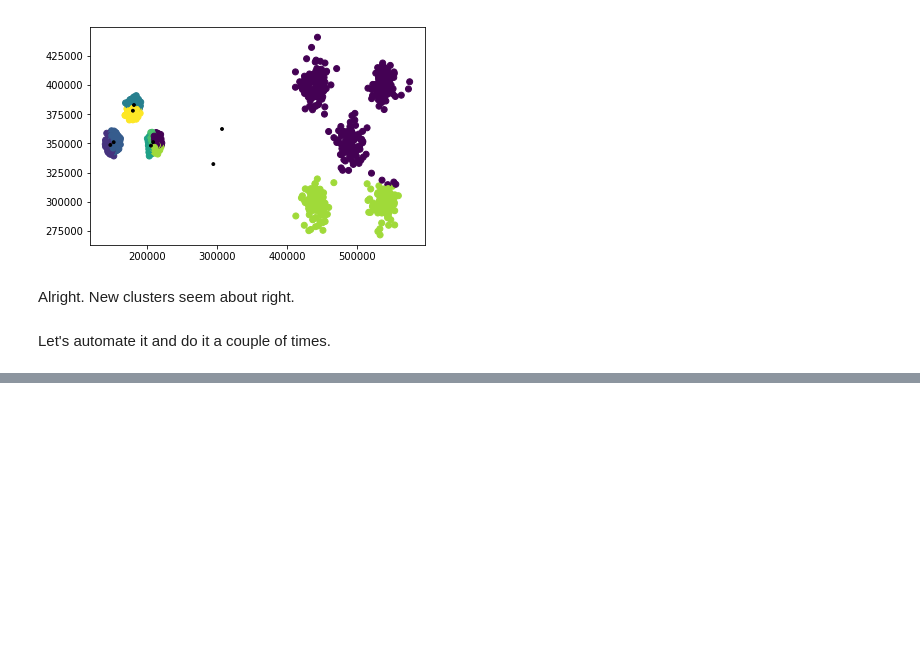
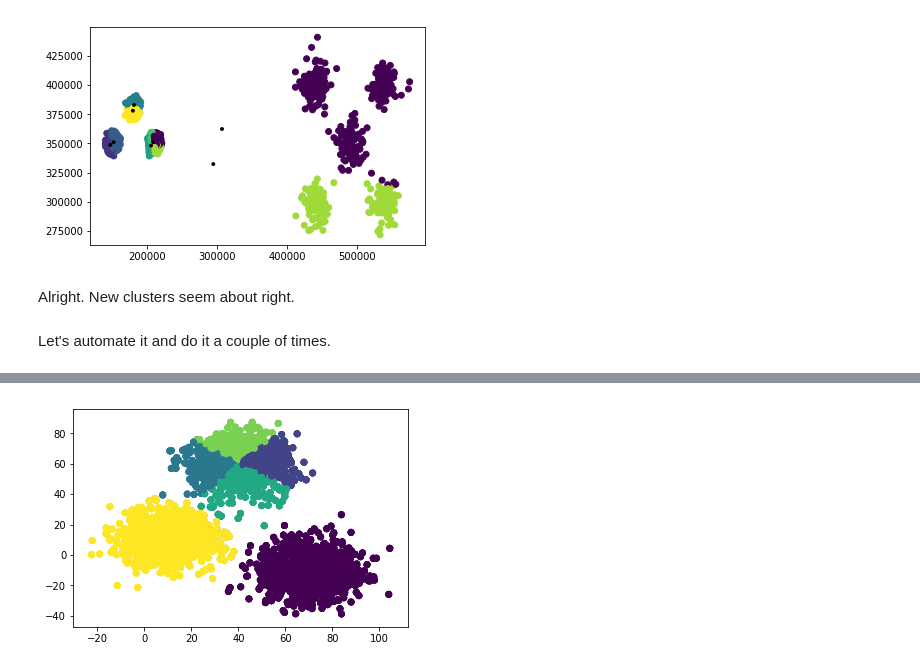
Before and after one commit to KristiyanVachev/AI-FMI, a Jupyter notebook: 09. KMeans/K-Means.ipynb, the cells around one changed output, grey strips where cells are left out. Saved outputs shown, nothing was run; the diff lists cells and outputs as text; code cells hidden in the pictures; blank space fills up the shorter version.

```diff
--- a/09. KMeans/K-Means.ipynb
+++ b/09. KMeans/K-Means.ipynb
@@ -339,0 +359,4 @@ kMeans.Run(df, 8, 5, True)
+# %%
+kMeans.Run(kaggleDf, 6, 5, True)
+# %% [output]
+[figure, added]
```
Also changed, not shown: parts of 5 cells of this notebook, 1 other file.
